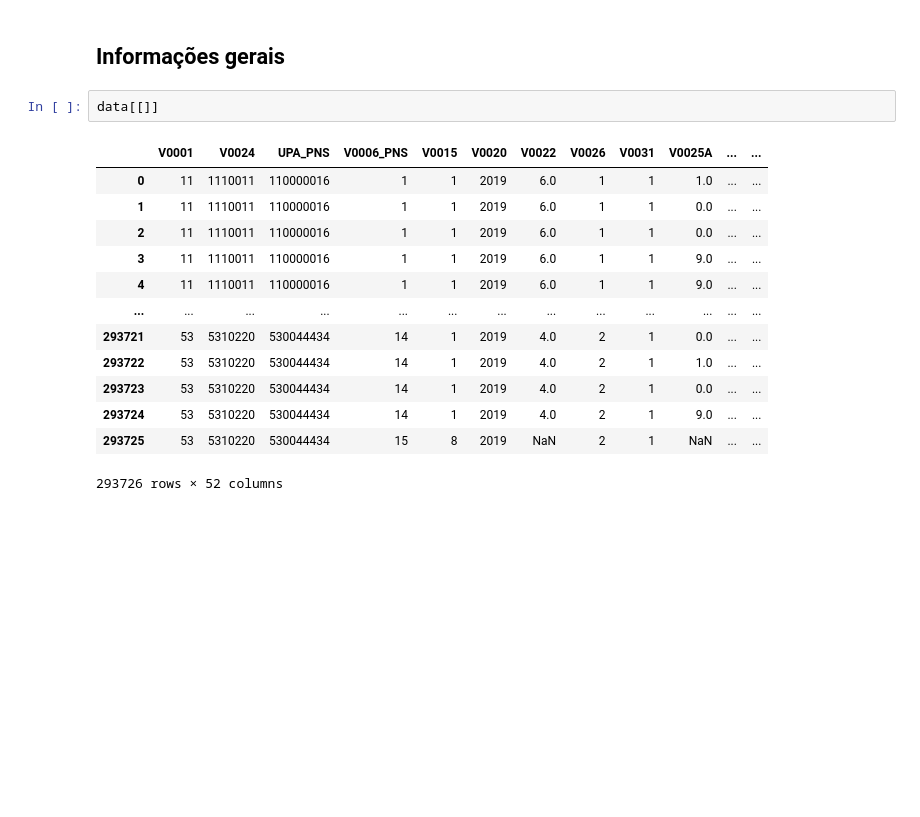
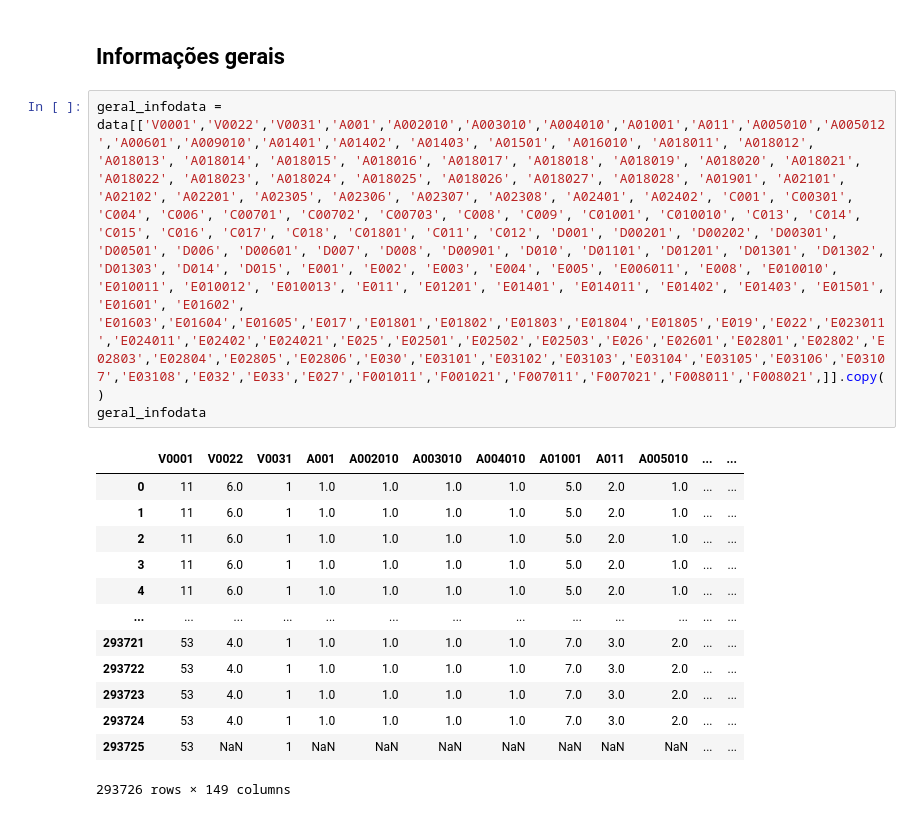
Before and after one commit to renankalfa/pnsaude-dashboards, a Jupyter notebook: ETL.ipynb, the cells around one changed output. Drawn from its saved outputs; the diff is of its cells as text; blank space fills up the shorter version.

```diff
--- a/ETL.ipynb
+++ b/ETL.ipynb
@@ -59,18 +59,19 @@ col
 # %% [markdown]
 ## Informações gerais
 # %%
-data[[]]
+geral_infodata = data[['V0001','V0022','V0031','A001','A002010','A003010','A004010','A01001','A011','A005010','A005012','A00601','A009010','A01401','A01402', 'A01403', 'A01501', 'A016010', 'A018011', 'A018012', 'A018013', 'A018014', 'A018015', 'A018016', 'A018017', 'A018018', 'A018019', 'A018020', 'A018021', 'A018022', 'A018023', 'A018024', 'A018025', 'A018026', 'A018027', 'A018028', 'A01901', 'A02101', 'A02102', 'A02201', 'A02305', 'A02306', 'A02307', 'A02308', 'A02401', 'A02402', 'C001', 'C00301', 'C004', 'C006', 'C00701', 'C00702', 'C00703', 'C008', 'C009', 'C01001', 'C010010', 'C013', 'C014', 'C015', 'C016', 'C017', 'C018', 'C01801', 'C011', 'C012', 'D001', 'D00201', 'D00202', 'D00301', 'D00501', 'D006', 'D00601', 'D007', 'D008', 'D00901', 'D010', 'D01101', 'D01201', 'D01301', 'D01302', 'D01303', 'D014', 'D015', 'E001', 'E002', 'E003', 'E004', 'E005', 'E006011', 'E008', 'E010010', 'E010011', 'E010012', 'E010013', 'E011', 'E01201', 'E01401', 'E014011', 'E01402', 'E01403', 'E01501', 'E01601', 'E01602', 'E01603','E01604','E01605','E017','E01801','E01802','E01803','E01804','E01805','E019','E022','E023011','E024011','E02402','E024021','E025','E02501','E02502','E02503','E026','E02601','E02801','E02802','E02803','E02804','E02805','E02806','E030','E03101','E03102','E03103','E03104','E03105','E03106','E03107','E03108','E032','E033','E027','F001011','F001021','F007011','F007021','F008011','F008021',]].copy()
+geral_infodata
 # %% [output]
-|  | V0001 | V0024 | UPA_PNS | V0006_PNS | V0015 | V0020 | V0022 | V0026 | V0031 | V0025A | ... | ... |
-| 0 | 11 | 1110011 | 110000016 | 1 | 1 | 2019 | 6.0 | 1 | 1 | 1.0 | ... | ... |
-| 1 | 11 | 1110011 | 110000016 | 1 | 1 | 2019 | 6.0 | 1 | 1 | 0.0 | ... | ... |
-| 2 | 11 | 1110011 | 110000016 | 1 | 1 | 2019 | 6.0 | 1 | 1 | 0.0 | ... | ... |
-| 3 | 11 | 1110011 | 110000016 | 1 | 1 | 2019 | 6.0 | 1 | 1 | 9.0 | ... | ... |
-| 4 | 11 | 1110011 | 110000016 | 1 | 1 | 2019 | 6.0 | 1 | 1 | 9.0 | ... | ... |
+|  | V0001 | V0022 | V0031 | A001 | A002010 | A003010 | A004010 | A01001 | A011 | A005010 | ... | ... |
+| 0 | 11 | 6.0 | 1 | 1.0 | 1.0 | 1.0 | 1.0 | 5.0 | 2.0 | 1.0 | ... | ... |
+| 1 | 11 | 6.0 | 1 | 1.0 | 1.0 | 1.0 | 1.0 | 5.0 | 2.0 | 1.0 | ... | ... |
+| 2 | 11 | 6.0 | 1 | 1.0 | 1.0 | 1.0 | 1.0 | 5.0 | 2.0 | 1.0 | ... | ... |
+| 3 | 11 | 6.0 | 1 | 1.0 | 1.0 | 1.0 | 1.0 | 5.0 | 2.0 | 1.0 | ... | ... |
+| 4 | 11 | 6.0 | 1 | 1.0 | 1.0 | 1.0 | 1.0 | 5.0 | 2.0 | 1.0 | ... | ... |
 | ... | ... | ... | ... | ... | ... | ... | ... | ... | ... | ... | ... | ... |
-| 293721 | 53 | 5310220 | 530044434 | 14 | 1 | 2019 | 4.0 | 2 | 1 | 0.0 | ... | ... |
-| 293722 | 53 | 5310220 | 530044434 | 14 | 1 | 2019 | 4.0 | 2 | 1 | 1.0 | ... | ... |
-| 293723 | 53 | 5310220 | 530044434 | 14 | 1 | 2019 | 4.0 | 2 | 1 | 0.0 | ... | ... |
-| 293724 | 53 | 5310220 | 530044434 | 14 | 1 | 2019 | 4.0 | 2 | 1 | 9.0 | ... | ... |
-| 293725 | 53 | 5310220 | 530044434 | 15 | 8 | 2019 | NaN | 2 | 1 | NaN | ... | ... |
+| 293721 | 53 | 4.0 | 1 | 1.0 | 1.0 | 1.0 | 1.0 | 7.0 | 3.0 | 2.0 | ... | ... |
+| 293722 | 53 | 4.0 | 1 | 1.0 | 1.0 | 1.0 | 1.0 | 7.0 | 3.0 | 2.0 | ... | ... |
+| 293723 | 53 | 4.0 | 1 | 1.0 | 1.0 | 1.0 | 1.0 | 7.0 | 3.0 | 2.0 | ... | ... |
+| 293724 | 53 | 4.0 | 1 | 1.0 | 1.0 | 1.0 | 1.0 | 7.0 | 3.0 | 2.0 | ... | ... |
+| 293725 | 53 | NaN | 1 | NaN | NaN | NaN | NaN | NaN | NaN | NaN | ... | ... |
-293726 rows × 52 columns
+293726 rows × 149 columns
```
Also changed, not shown: parts of 6 cells of this notebook.
